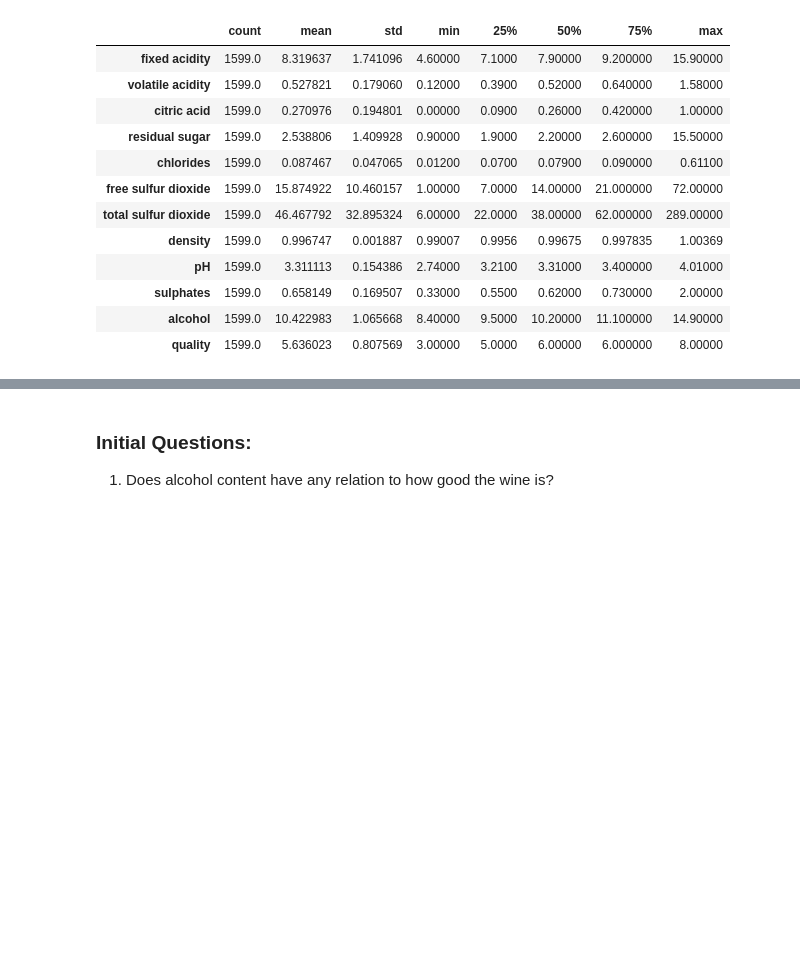
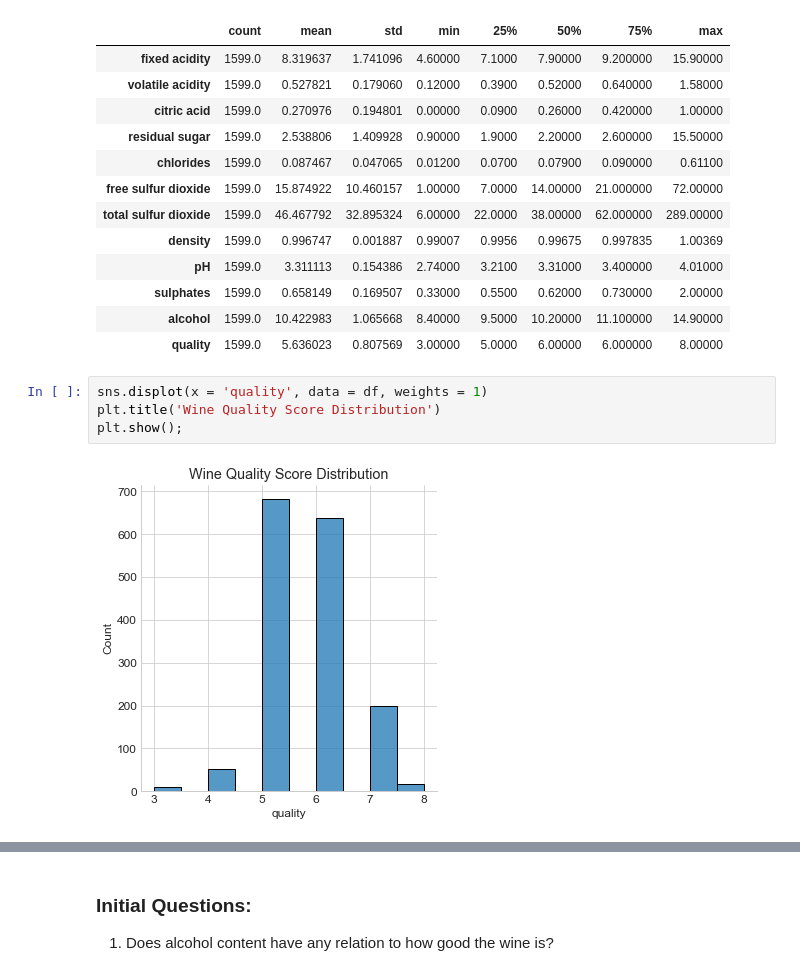
Before and after one commit to david-rodriguez-siller/personal-project, a Jupyter notebook: personal-project-wip.ipynb, the cells around one changed output, grey strips where cells are left out. Saved outputs shown, nothing was run; the diff lists cells and outputs as text; blank space fills up the shorter version.

```diff
--- a/personal-project-wip.ipynb
+++ b/personal-project-wip.ipynb
@@ -84,3 +84,9 @@ df.describe().T
 | sulphates | 1599.0 | 0.658149 | 0.169507 | 0.33000 | 0.5500 | 0.62000 | 0.730000 | 2.00000 |
 | alcohol | 1599.0 | 10.422983 | 1.065668 | 8.40000 | 9.5000 | 10.20000 | 11.100000 | 14.90000 |
 | quality | 1599.0 | 5.636023 | 0.807569 | 3.00000 | 5.0000 | 6.00000 | 6.000000 | 8.00000 |
+# %%
+sns.displot(x = 'quality', data = df, weights = 1)
+plt.title('Wine Quality Score Distribution')
+plt.show();
+# %% [output]
+[figure, added]
```
Also changed, not shown: parts of 13 cells of this notebook.
